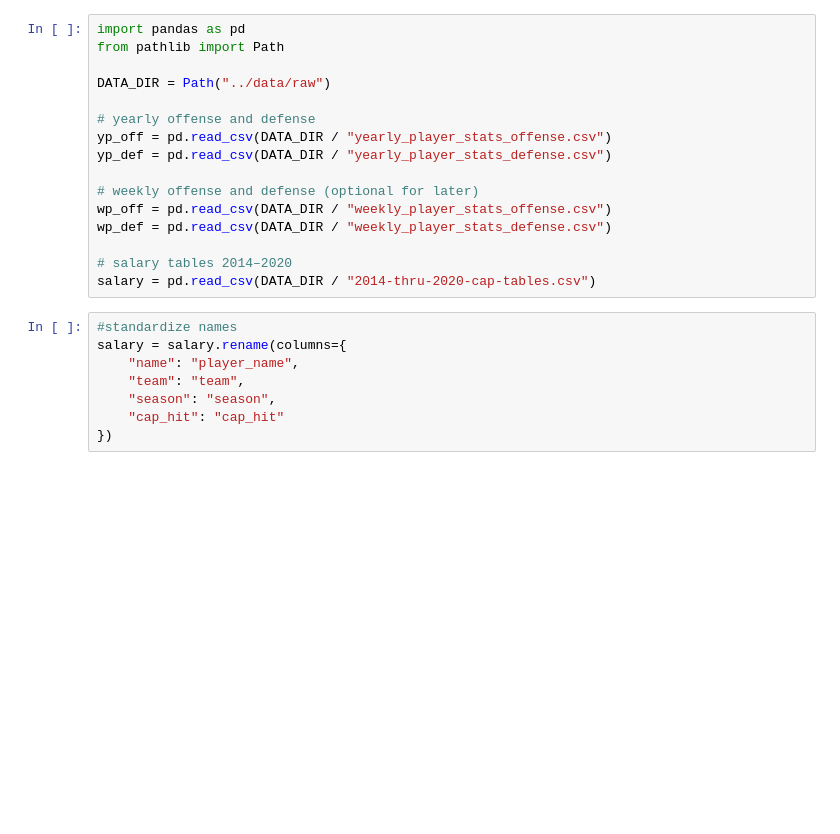
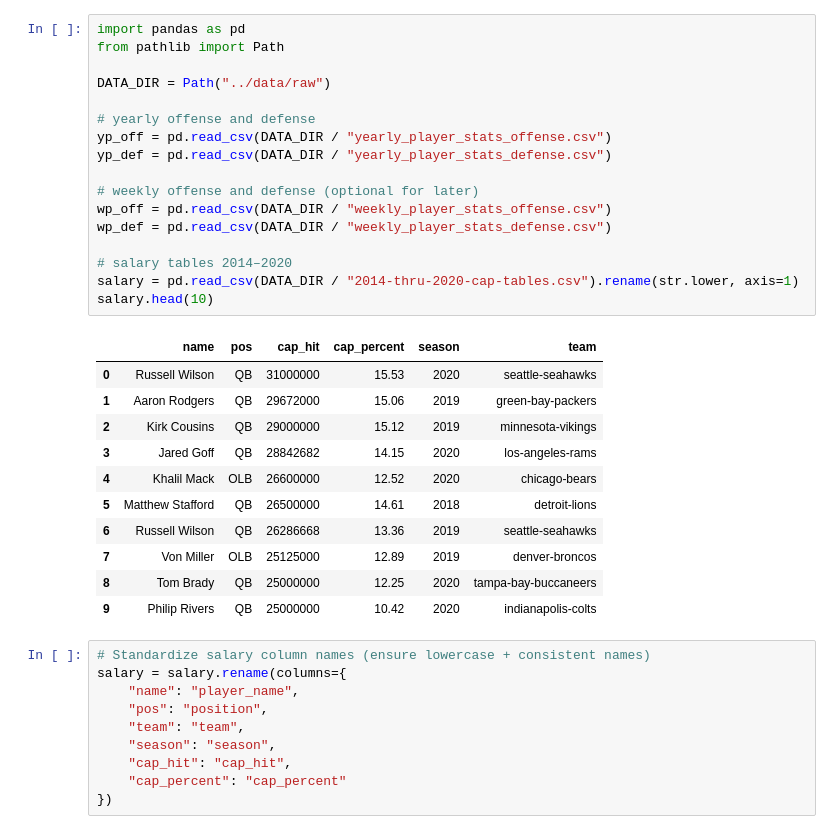
Before and after one commit to Clayton-McCormack/DATASCI-3000-Project, a Jupyter notebook: notebooks/merge_player_data.ipynb, the cells around one changed output. Saved outputs shown, nothing was run; the diff lists cells and outputs as text; blank space fills up the shorter version.

```diff
--- a/notebooks/merge_player_data.ipynb
+++ b/notebooks/merge_player_data.ipynb
@@ -1,25 +1,40 @@
 # %%
 import pandas as pd
 from pathlib import Path
 
 DATA_DIR = Path("../data/raw")
 
 # yearly offense and defense
 yp_off = pd.read_csv(DATA_DIR / "yearly_player_stats_offense.csv")
 yp_def = pd.read_csv(DATA_DIR / "yearly_player_stats_defense.csv")
 
 # weekly offense and defense (optional for later)
 wp_off = pd.read_csv(DATA_DIR / "weekly_player_stats_offense.csv")
 wp_def = pd.read_csv(DATA_DIR / "weekly_player_stats_defense.csv")
 
 # salary tables 2014–2020
-salary = pd.read_csv(DATA_DIR / "2014-thru-2020-cap-tables.csv")
+salary = pd.read_csv(DATA_DIR / "2014-thru-2020-cap-tables.csv").rename(str.lower, axis=1)
+salary.head(10)
+# %% [output]
+|  | name | pos | cap_hit | cap_percent | season | team |
+| 0 | Russell Wilson | QB | 31000000 | 15.53 | 2020 | seattle-seahawks |
+| 1 | Aaron Rodgers | QB | 29672000 | 15.06 | 2019 | green-bay-packers |
+| 2 | Kirk Cousins | QB | 29000000 | 15.12 | 2019 | minnesota-vikings |
+| 3 | Jared Goff | QB | 28842682 | 14.15 | 2020 | los-angeles-rams |
+| 4 | Khalil Mack | OLB | 26600000 | 12.52 | 2020 | chicago-bears |
+| 5 | Matthew Stafford | QB | 26500000 | 14.61 | 2018 | detroit-lions |
+| 6 | Russell Wilson | QB | 26286668 | 13.36 | 2019 | seattle-seahawks |
+| 7 | Von Miller | OLB | 25125000 | 12.89 | 2019 | denver-broncos |
+| 8 | Tom Brady | QB | 25000000 | 12.25 | 2020 | tampa-bay-buccaneers |
+| 9 | Philip Rivers | QB | 25000000 | 10.42 | 2020 | indianapolis-colts |
 # %%
-#standardize names
+# Standardize salary column names (ensure lowercase + consistent names)
 salary = salary.rename(columns={
     "name": "player_name",
+    "pos": "position",
     "team": "team",
     "season": "season",
-    "cap_hit": "cap_hit"
+    "cap_hit": "cap_hit",
+    "cap_percent": "cap_percent"
 })
 # %%
```
Also changed, not shown: parts of 8 cells of this notebook, 3 other files.
